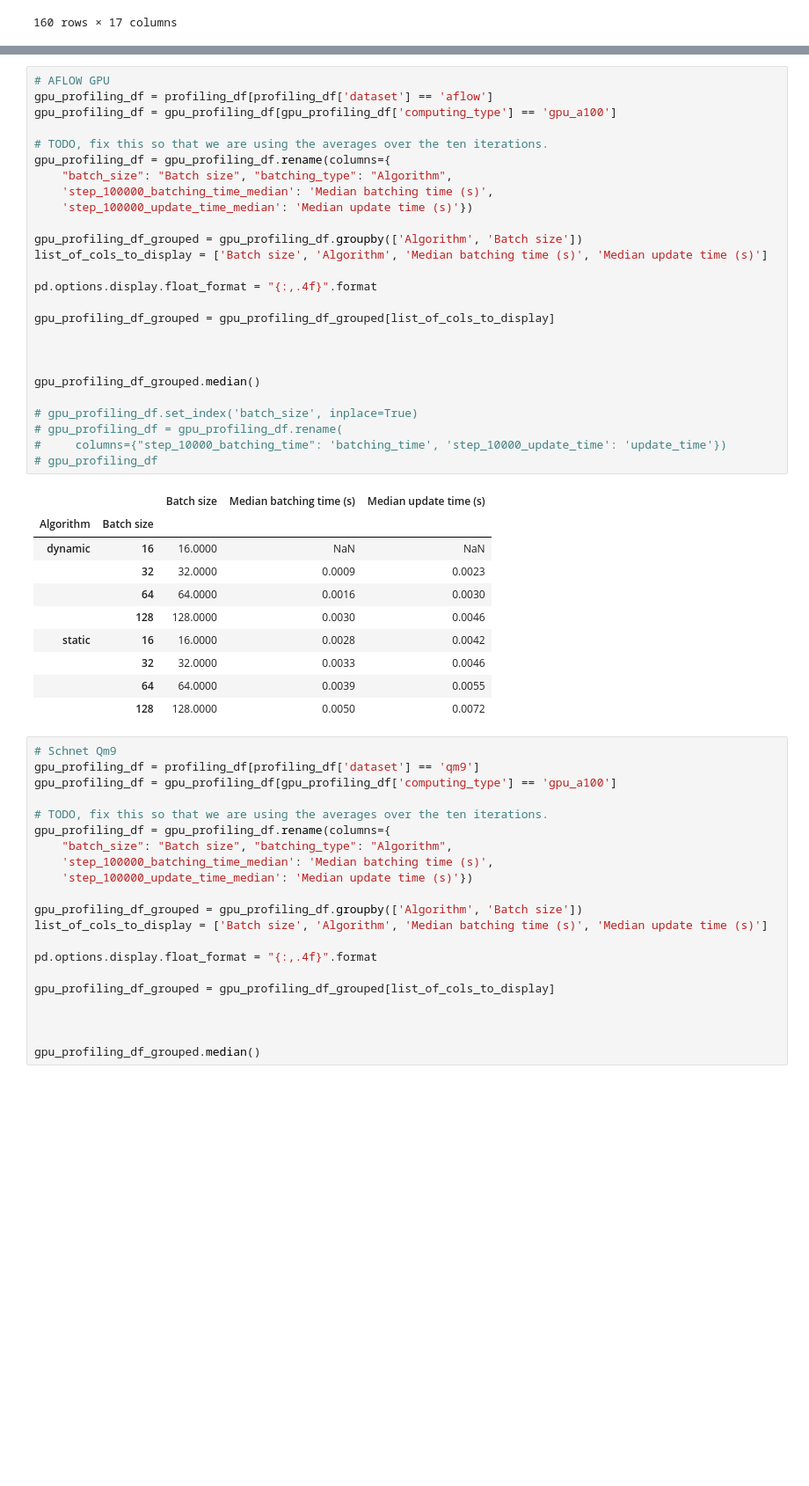
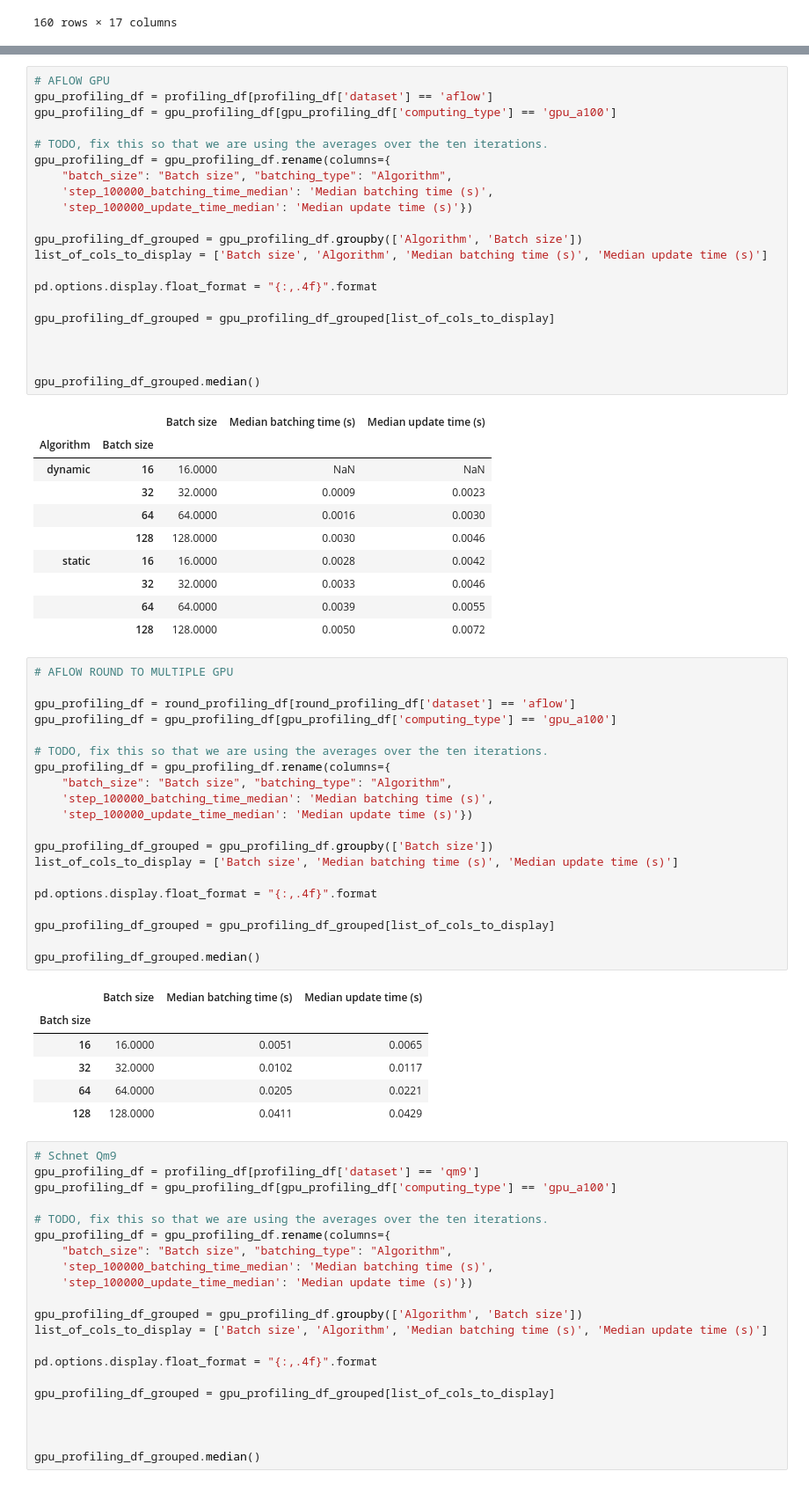
Before and after one commit to tisabe/jraph_MPEU, a Jupyter notebook: jupyter_notebooks/jraph profiling.ipynb, the cells around one changed output, grey strips where cells are left out. Shown at 88% size. Saved outputs shown, nothing was run; the diff lists cells and outputs as text; blank space fills up the shorter version.

```diff
--- a/jupyter_notebooks/jraph profiling.ipynb
+++ b/jupyter_notebooks/jraph profiling.ipynb
@@ -62,11 +80,6 @@ gpu_profiling_df_grouped = gpu_profiling_df_grouped[list_of_cols_to_display]
 
 
 gpu_profiling_df_grouped.median()
-
-# gpu_profiling_df.set_index('batch_size', inplace=True)
-# gpu_profiling_df = gpu_profiling_df.rename(
-#     columns={"step_10000_batching_time": 'batching_time', 'step_10000_update_time': 'update_time'})
-# gpu_profiling_df
 # %% [output]
 |  |  | Batch size | Median batching time (s) | Median update time (s) |
 | Algorithm | Batch size |  |  |  |
@@ -78,6 +91,33 @@ gpu_profiling_df_grouped.median()
 |  | 32 | 32.0000 | 0.0033 | 0.0046 |
 |  | 64 | 64.0000 | 0.0039 | 0.0055 |
 |  | 128 | 128.0000 | 0.0050 | 0.0072 |
+# %%
+# AFLOW ROUND TO MULTIPLE GPU
+
+gpu_profiling_df = round_profiling_df[round_profiling_df['dataset'] == 'aflow']
+gpu_profiling_df = gpu_profiling_df[gpu_profiling_df['computing_type'] == 'gpu_a100']
+
+# TODO, fix this so that we are using the averages over the ten iterations.
+gpu_profiling_df = gpu_profiling_df.rename(columns={
+    "batch_size": "Batch size", "batching_type": "Algorithm",
+    'step_100000_batching_time_median': 'Median batching time (s)',
+    'step_100000_update_time_median': 'Median update time (s)'})
+
+gpu_profiling_df_grouped = gpu_profiling_df.groupby(['Batch size'])
+list_of_cols_to_display = ['Batch size', 'Median batching time (s)', 'Median update time (s)']
+
+pd.options.display.float_format = "{:,.4f}".format
+
+gpu_profiling_df_grouped = gpu_profiling_df_grouped[list_of_cols_to_display]
+
+gpu_profiling_df_grouped.median()
+# %% [output]
+|  | Batch size | Median batching time (s) | Median update time (s) |
+| Batch size |  |  |  |
+| 16 | 16.0000 | 0.0051 | 0.0065 |
+| 32 | 32.0000 | 0.0102 | 0.0117 |
+| 64 | 64.0000 | 0.0205 | 0.0221 |
+| 128 | 128.0000 | 0.0411 | 0.0429 |
 # %%
 # Schnet Qm9
 gpu_profiling_df = profiling_df[profiling_df['dataset'] == 'qm9']
```
Also changed, not shown: parts of 3 cells of this notebook, 1 other file.
